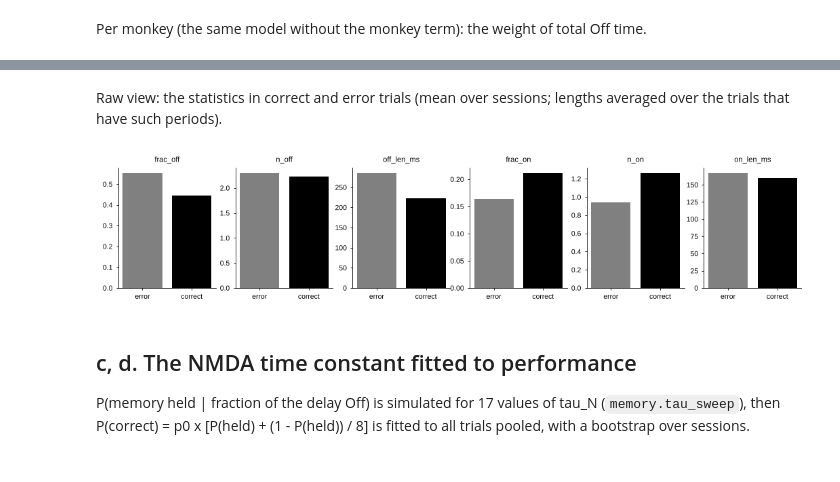
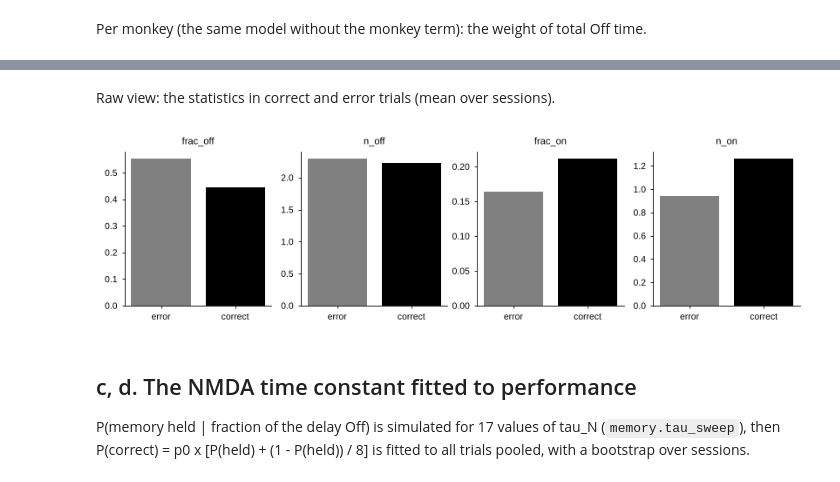
Before and after one commit to jmourabarbosa/nmda-intermitent, a Jupyter notebook: figure_notebooks/fig3.ipynb, the cells around one changed output, grey strips where cells are left out. Drawn from its saved outputs; the diff is of its cells as text; code cells hidden in the pictures.

```diff
--- a/figure_notebooks/fig3.ipynb
+++ b/figure_notebooks/fig3.ipynb
@@ -89,13 +87,12 @@ monkey J: beta 0.52 (95% CI -0.05-1.09), p = 6.9e-02
 # %% [markdown]
-Raw view: the statistics in correct and error trials (mean over sessions; lengths averaged over the trials that
-have such periods).
+Raw view: the statistics in correct and error trials (mean over sessions).
 # %%
 d = trials.groupby(['session', 'correct'])[list(behaviour.STATS)].mean().groupby('correct').mean()
-_, ax = plt.subplots(1, 6, figsize=(13, 2.3))
+_, ax = plt.subplots(1, len(behaviour.STATS), figsize=(10, 2.3))
 for a, col in zip(ax, behaviour.STATS):
     a.bar(['error', 'correct'], d[col].values, color=['grey', 'k']); a.set_title(col)
 # %% [output]
-[figure, old version]
+[figure, new version]
 # %% [markdown]
 ## c, d. The NMDA time constant fitted to performance
 P(memory held | fraction of the delay Off) is simulated for 17 values of tau_N (`memory.tau_sweep`), then
```
Also changed, not shown: parts of 5 cells of this notebook, 6 other files.
